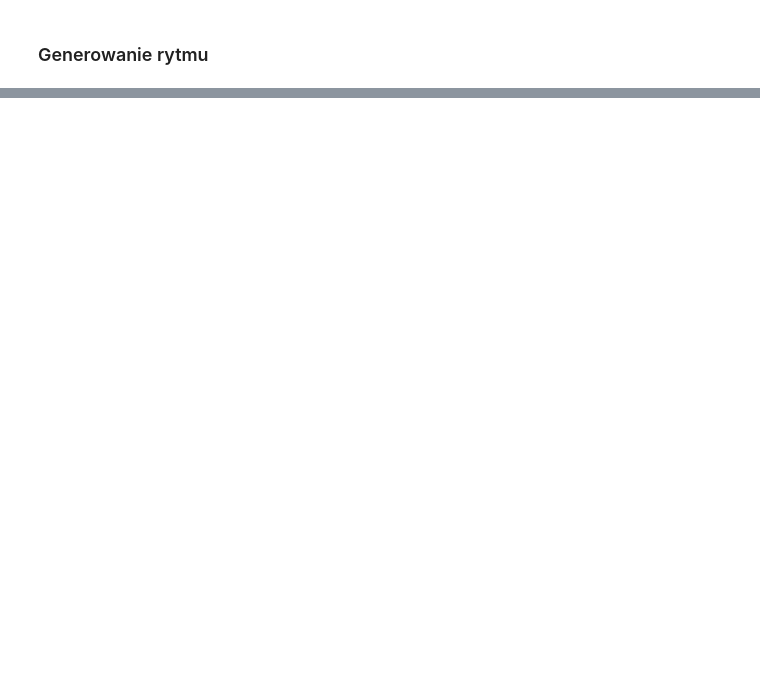
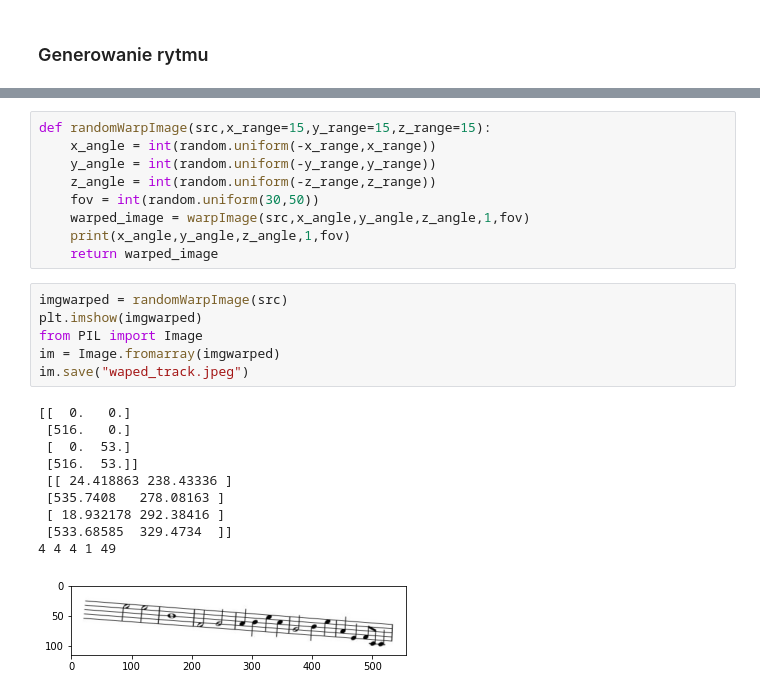
Before and after one commit to Flukasiew/ColabExperiments, a Jupyter notebook: DatasetGeneration.ipynb, the cells around one changed output, grey strips where cells are left out. Cells and saved outputs as stored; diff of their text form; blank space fills up the shorter version.

```diff
--- a/DatasetGeneration.ipynb
+++ b/DatasetGeneration.ipynb
@@ -209,0 +404,26 @@ True
+# %%
+def randomWarpImage(src,x_range=15,y_range=15,z_range=15):
+    x_angle = int(random.uniform(-x_range,x_range))
+    y_angle = int(random.uniform(-y_range,y_range))
+    z_angle = int(random.uniform(-z_range,z_range))
+    fov = int(random.uniform(30,50))
+    warped_image = warpImage(src,x_angle,y_angle,z_angle,1,fov)
+    print(x_angle,y_angle,z_angle,1,fov)
+    return warped_image
+# %%
+imgwarped = randomWarpImage(src)
+plt.imshow(imgwarped)
+from PIL import Image
+im = Image.fromarray(imgwarped)
+im.save("waped_track.jpeg")
+# %% [output]
+[[  0.   0.]
+ [516.   0.]
+ [  0.  53.]
+ [516.  53.]]
+ [[ 24.418863 238.43336 ]
+ [535.7408   278.08163 ]
+ [ 18.932178 292.38416 ]
+ [533.68585  329.4734  ]]
+4 4 4 1 49
+[figure, added]
```
Also changed, not shown: parts of 65 cells of this notebook.
